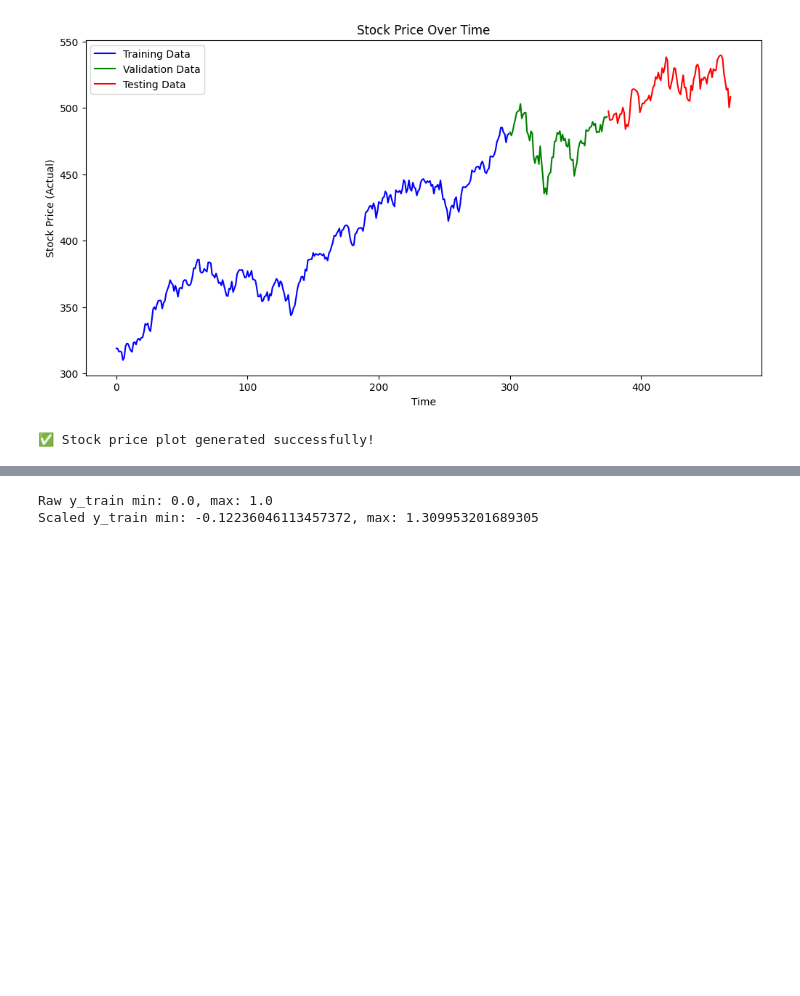
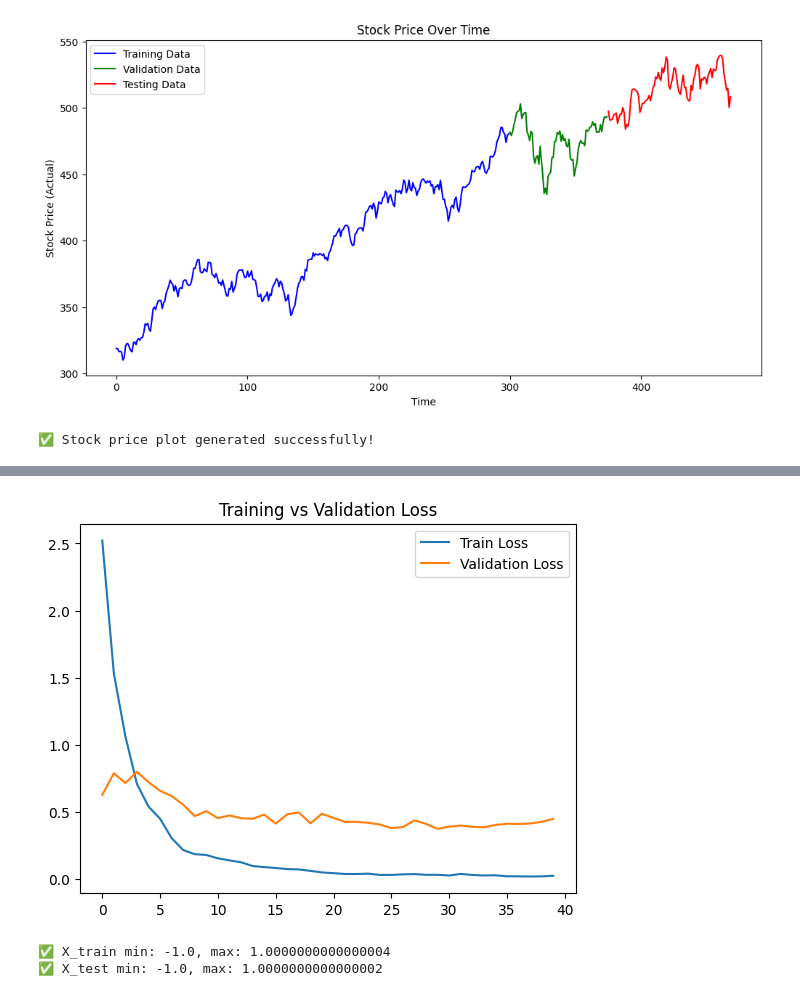
Before and after one commit to NathanDietrich/Artificial-Intelligence-and-Machine-Learning-portfolio, a Jupyter notebook: DataPreprocessFixed.ipynb, the cells around one changed output, grey strips where cells are left out. Saved outputs shown, nothing was run; the diff lists cells and outputs as text; code cells hidden in the pictures; blank space fills up the shorter version.

```diff
--- a/DataPreprocessFixed.ipynb
+++ b/DataPreprocessFixed.ipynb
@@ -608,6 +603,14 @@ WARNING:tensorflow:6 out of the last 9 calls to <function TensorFlowTrainer.make
+# %%
+plt.plot(history.history['loss'], label='Train Loss')
+plt.plot(history.history['val_loss'], label='Validation Loss')
+plt.legend()
+plt.title("Training vs Validation Loss")
+plt.show()
+# %% [output]
+[figure, added]
 # %%
-print(f"Raw y_train min: {y_train.min()}, max: {y_train.max()}")
-print(f"Scaled y_train min: {scaler_y.transform(y_train).min()}, max: {scaler_y.transform(y_train).max()}")
+print(f"✅ X_train min: {X_train.min()}, max: {X_train.max()}")
+print(f"✅ X_test min: {X_test.min()}, max: {X_test.max()}")
 # %% [output]
-Raw y_train min: 0.0, max: 1.0
-Scaled y_train min: -0.12236046113457372, max: 1.309953201689305
+✅ X_train min: -1.0, max: 1.0000000000000004
+✅ X_test min: -1.0, max: 1.0000000000000002
```
Also changed, not shown: parts of 14 cells of this notebook.
